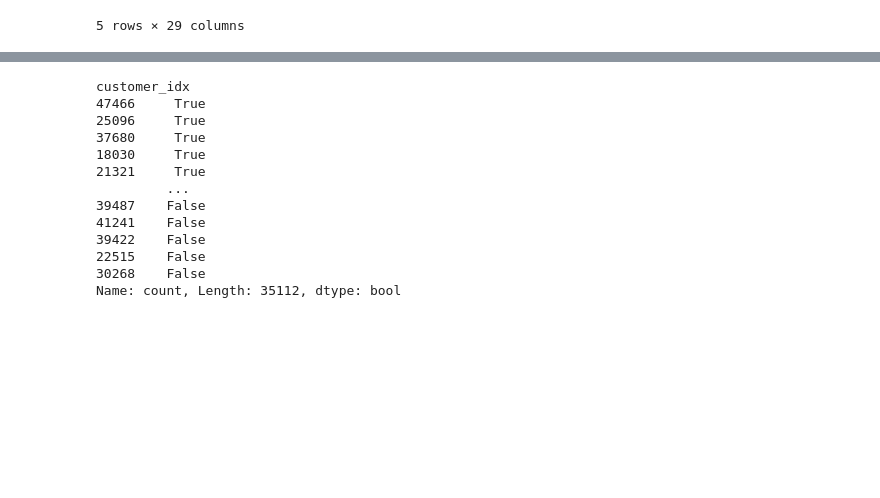
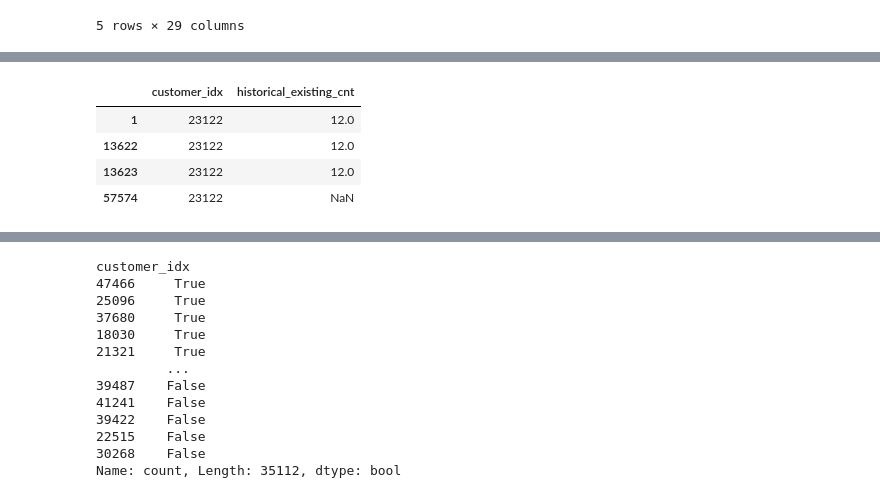
Before and after one commit to Junoflows/LG_Aimers_phase2, a Jupyter notebook: EDA.ipynb, the cells around one changed output, grey strips where cells are left out. Cells and saved outputs as stored; diff of their text form; code cells hidden in the pictures; blank space fills up the shorter version.

```diff
--- a/EDA.ipynb
+++ b/EDA.ipynb
@@ -38,0 +98,8 @@ dtype: int64
+# %%
+df[['customer_idx', 'historical_existing_cnt']][df['customer_idx'] == 23122]
+# %% [output]
+|  | customer_idx | historical_existing_cnt |
+| 1 | 23122 | 12.0 |
+| 13622 | 23122 | 12.0 |
+| 13623 | 23122 | 12.0 |
+| 57574 | 23122 | NaN |
```
Also changed, not shown: parts of 11 cells of this notebook, 1 other file.
